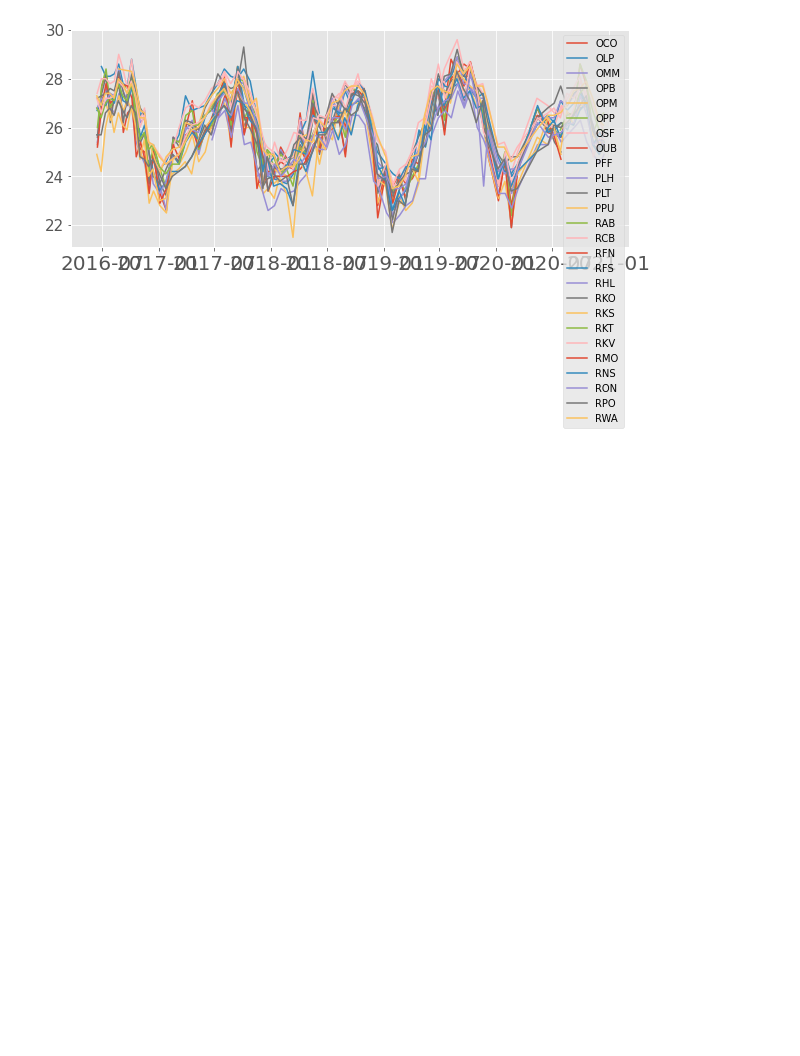
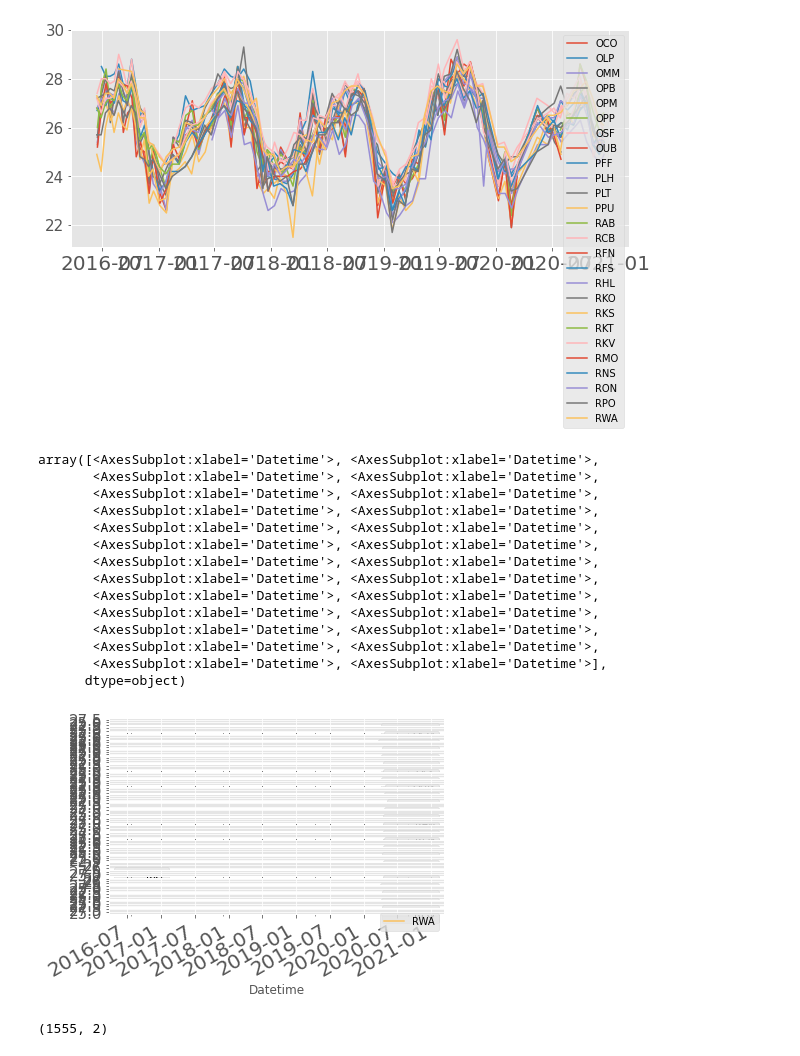
Before and after one commit to benkarlsberg/Maui-Water-Quality-Analysis, a Jupyter notebook: EDA.ipynb, the cells around one changed output. Drawn from its saved outputs; the diff is of its cells as text; code cells hidden in the pictures; blank space fills up the shorter version.

```diff
--- a/EDA.ipynb
+++ b/EDA.ipynb
@@ -134,3 +137,23 @@ ax.legend()
 plt.show()
 # %% [output]
 [figure]
+# %%
+pd.pivot_table(westMaui.reset_index(),
+               index='Datetime', columns='Station', values='Temp'
+              ).plot(subplots=True)
+# %% [output]
+array([<AxesSubplot:xlabel='Datetime'>, <AxesSubplot:xlabel='Datetime'>,
+       <AxesSubplot:xlabel='Datetime'>, <AxesSubplot:xlabel='Datetime'>,
+       <AxesSubplot:xlabel='Datetime'>, <AxesSubplot:xlabel='Datetime'>,
+       <AxesSubplot:xlabel='Datetime'>, <AxesSubplot:xlabel='Datetime'>,
+       <AxesSubplot:xlabel='Datetime'>, <AxesSubplot:xlabel='Datetime'>,
+       <AxesSubplot:xlabel='Datetime'>, <AxesSubplot:xlabel='Datetime'>,
+       <AxesSubplot:xlabel='Datetime'>, <AxesSubplot:xlabel='Datetime'>,
+       <AxesSubplot:xlabel='Datetime'>, <AxesSubplot:xlabel='Datetime'>,
+       <AxesSubplot:xlabel='Datetime'>, <AxesSubplot:xlabel='Datetime'>,
+       <AxesSubplot:xlabel='Datetime'>, <AxesSubplot:xlabel='Datetime'>,
+       <AxesSubplot:xlabel='Datetime'>, <AxesSubplot:xlabel='Datetime'>,
+       <AxesSubplot:xlabel='Datetime'>, <AxesSubplot:xlabel='Datetime'>,
+       <AxesSubplot:xlabel='Datetime'>, <AxesSubplot:xlabel='Datetime'>],
+      dtype=object)
+[figure, added]
@@ -136,0 +164,4 @@ plt.show()
+# %%
+rpo.shape
+# %% [output]
+(1555, 2)
```
Also changed, not shown: parts of 14 cells of this notebook.
